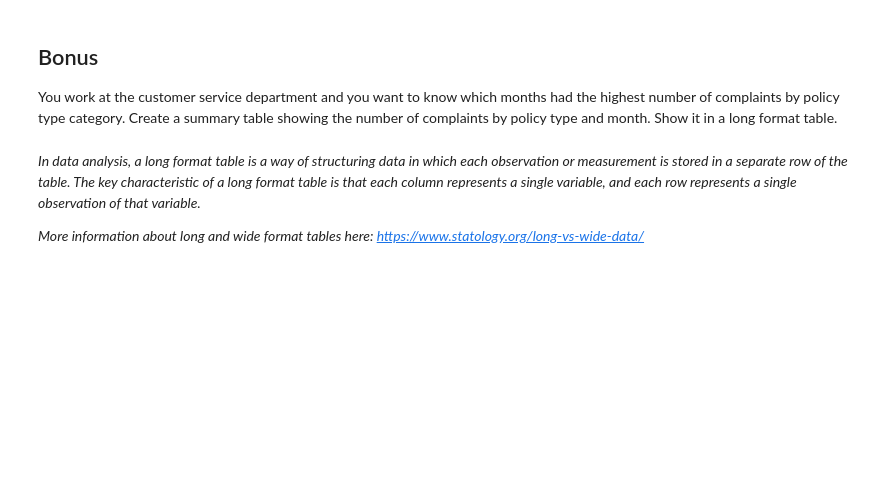
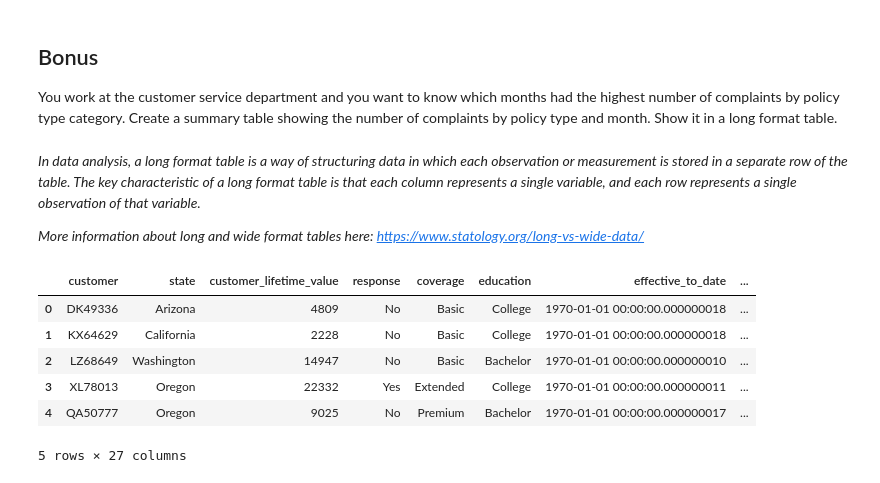
Before and after one commit to jlimb001/lab-dw-data-structuring-and-combining, a Jupyter notebook: lab-dw-data-structuring-and-combining.ipynb, the cells around one changed output. Drawn from its saved outputs; the diff is of its cells as text; code cells hidden in the pictures; blank space fills up the shorter version.

```diff
--- a/lab-dw-data-structuring-and-combining.ipynb
+++ b/lab-dw-data-structuring-and-combining.ipynb
@@ -924,0 +923,10 @@ Show it in a long format table.
+# %%
+marketing_data_df.head()
+# %% [output]
+|  | customer | state | customer_lifetime_value | response | coverage | education | effective_to_date | ... |
+| 0 | DK49336 | Arizona | 4809 | No | Basic | College | 1970-01-01 00:00:00.000000018 | ... |
+| 1 | KX64629 | California | 2228 | No | Basic | College | 1970-01-01 00:00:00.000000018 | ... |
+| 2 | LZ68649 | Washington | 14947 | No | Basic | Bachelor | 1970-01-01 00:00:00.000000010 | ... |
+| 3 | XL78013 | Oregon | 22332 | Yes | Extended | College | 1970-01-01 00:00:00.000000011 | ... |
+| 4 | QA50777 | Oregon | 9025 | No | Premium | Bachelor | 1970-01-01 00:00:00.000000017 | ... |
+5 rows × 27 columns
```
Also changed, not shown: parts of 4 cells of this notebook.
